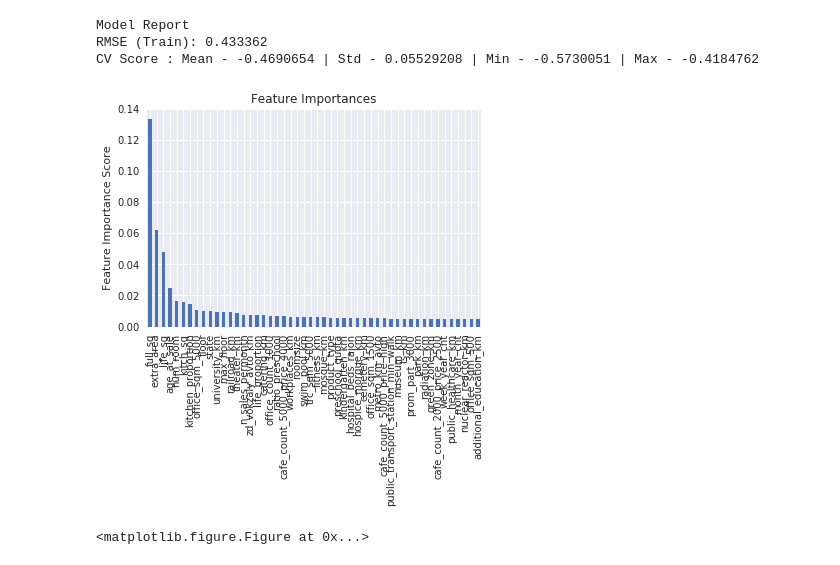
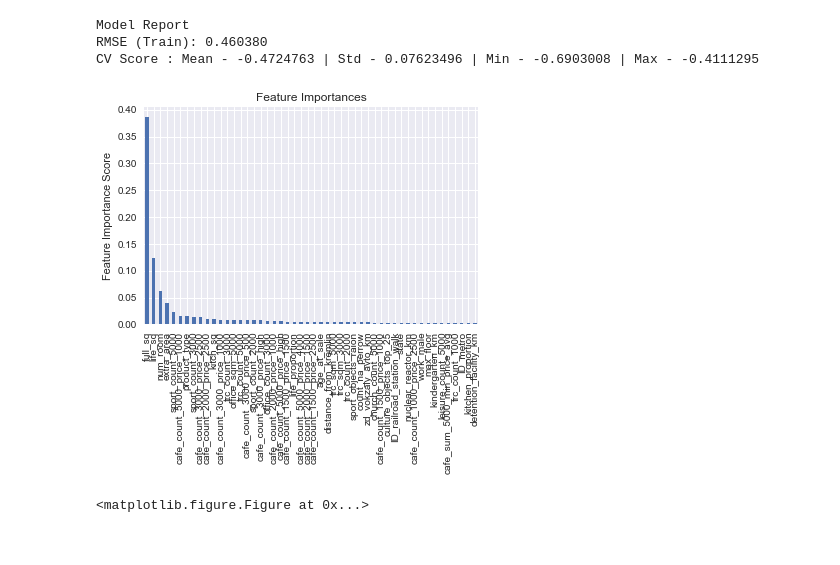
Before and after one commit to JCreeks/SyberbankHousingPrice, a Jupyter notebook: ETR_ParaTuning.ipynb, the cells around one changed output. Cells and saved outputs as stored; diff of their text form; code cells hidden in the pictures.

```diff
--- a/ETR_ParaTuning.ipynb
+++ b/ETR_ParaTuning.ipynb
@@ -83,8 +83,8 @@ def modelfitGBM(alg, dtrain, predictors, target=target, CVMetrics=RMSLE, outputM
         plt.ylabel('Feature Importance Score')
         plt.figure(figsize=(20,10))
 # %%
-gbm0 = ExtraTreesRegressor(random_state=10)
-modelfitGBM(gbm0, X_train, predictors, target)
+gbm0 = ExtraTreesRegressor(random_state=5)
+modelfitGBM(gbm0, X_train, predictors, target, CVMetrics=RMSLE, outputMetrics=RMSLE_, cv_folds=10)
 # %% [output]
 Model Report
 RMSE (Train): 0.000551
@@ -161,0 +209,4 @@ gsearch.grid_scores_, gsearch.best_params_, gsearch.best_score_
+# %%
+EXTreg=ExtraTreesRegressor(n_estimators=100,min_samples_leaf=70,min_samples_split=150,
+                           max_features="sqrt",max_depth=21,random_state=10)
+modelfitGBM(EXTreg, X_train, predictors, target, CVMetrics=RMSLE, outputMetrics=RMSLE_, cv_folds=10)
@@ -175,2 +237,0 @@ gsearch.grid_scores_, gsearch.best_params_, gsearch.best_score_
-# %%
-modelfitGBM(gsearch.best_estimator_, X_train, predictors, target, CVMetrics=RMSLE, outputMetrics=RMSLE_)
@@ -218,11 +250,11 @@ gsearch.grid_scores_, gsearch.best_params_, gsearch.best_score_
 # %%
-GBMreg=GradientBoostingRegressor(learning_rate=0.05, n_estimators=500,min_samples_leaf=70,
-                        min_samples_split=200, max_features=.1,max_depth=6,subsample=0.85,random_state=10)
-modelfitGBM(GBMreg, X_train, predictors, target, CVMetrics=RMSLE, outputMetrics=RMSLE_)
+EXTreg=ExtraTreesRegressor(n_estimators=100,min_samples_leaf=70,min_samples_split=150,
+                           max_features=.9,max_depth=21,random_state=10)
+modelfitGBM(EXTreg, X_train, predictors, target, CVMetrics=RMSLE, outputMetrics=RMSLE_, cv_folds=10)
 # %% [output]
 Model Report
-RMSE (Train): 0.433362
-CV Score : Mean - -0.4690654 | Std - 0.05529208 | Min - -0.5730051 | Max - -0.4184762
+RMSE (Train): 0.460380
+CV Score : Mean - -0.4724763 | Std - 0.07623496 | Min - -0.6903008 | Max - -0.4111295
-[figure, old version]
+[figure, new version]
 <matplotlib.figure.Figure at 0x...>
 # %%
```
Also changed, not shown: parts of 15 cells of this notebook, 3 other files.
